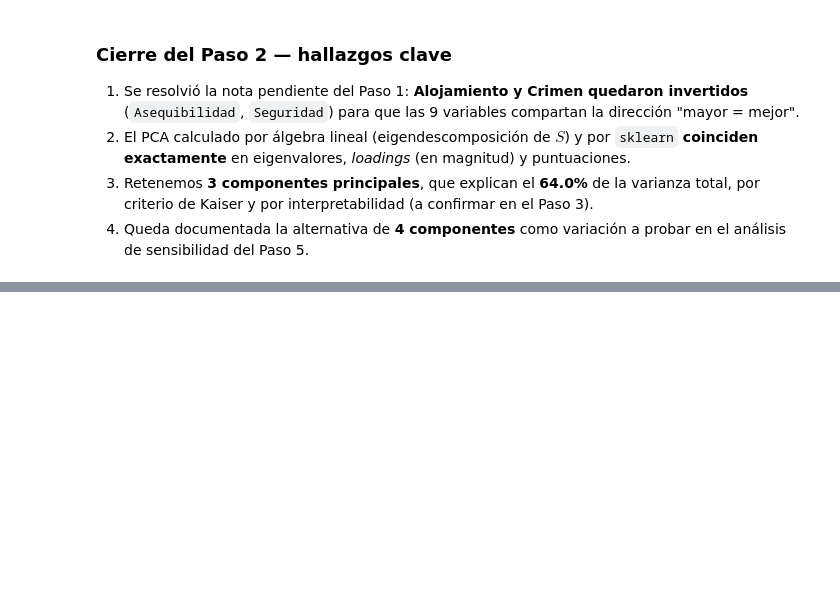
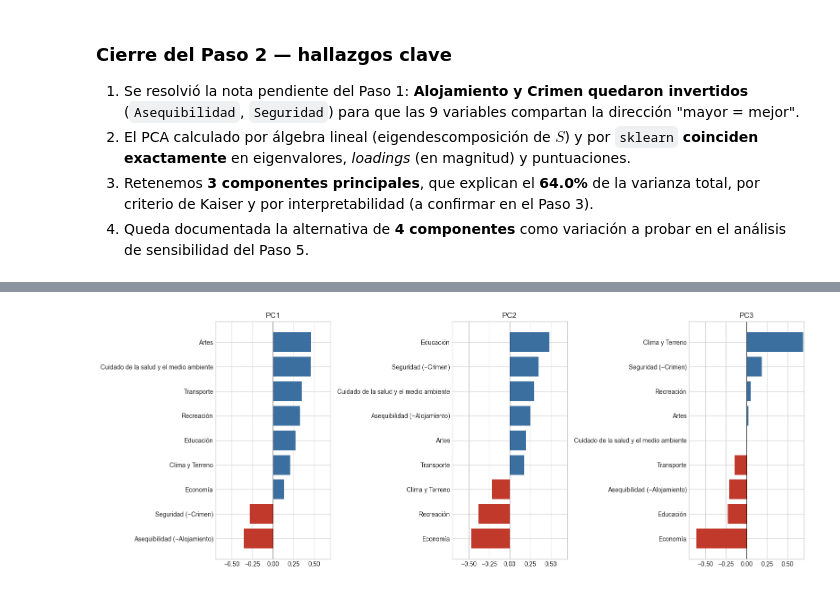
Before and after one commit to JuanRestrepoM/MIAD_202614_Aprendizaje_no_supervisado_G29, a Jupyter notebook: notebooks/S1_New_Sede.ipynb, the cells around one changed output, grey strips where cells are left out. Cells and saved outputs as stored; diff of their text form; code cells hidden in the pictures; blank space fills up the shorter version.

```diff
--- a/notebooks/S1_New_Sede.ipynb
+++ b/notebooks/S1_New_Sede.ipynb
@@ -49,7 +49,7 @@ RANDOM_STATE = 42
 # %% [markdown]
 ### 1.1 Carga y estructura general
 # %%
-df = pd.read_csv('data/lugares.csv', encoding='utf-8-sig')
+df = pd.read_csv('lugares.csv', encoding='utf-8-sig')
 df = df.set_index('Ciudad')
 
 print(f"Dimensiones: {df.shape[0]} ciudades x {df.shape[1]} variables")
@@ -518,0 +540,13 @@ Dado lo cerrado de la frontera entre 3 y 4 componentes, **usar 4 componentes en
+# %%
+fig, axes = plt.subplots(1, 3, figsize=(16, 6))
+for ax, pc in zip(axes, ['PC1', 'PC2', 'PC3']):
+    vals = loadings[pc].sort_values()
+    colors = ['#c0392b' if v < 0 else '#3b6fa0' for v in vals]
+    ax.barh(vals.index, vals.values, color=colors)
+    ax.axvline(0, color='black', linewidth=0.8)
+    ax.set_title(pc)
+    ax.set_xlim(-0.7, 0.7)
+plt.tight_layout()
+plt.show()
+# %% [output]
+[figure, added]
```
Also changed, not shown: parts of 67 cells of this notebook.
